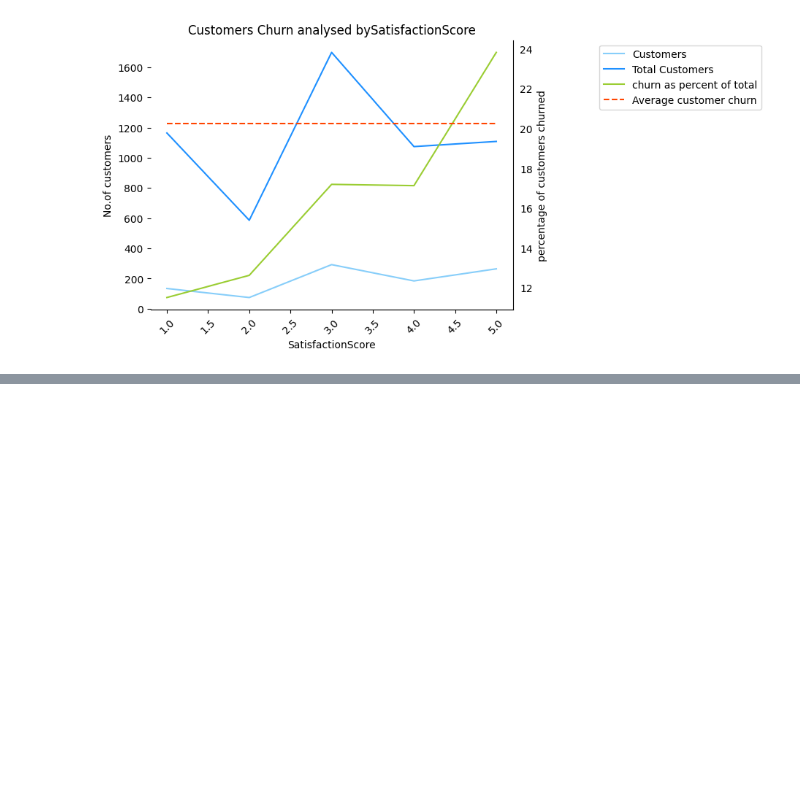
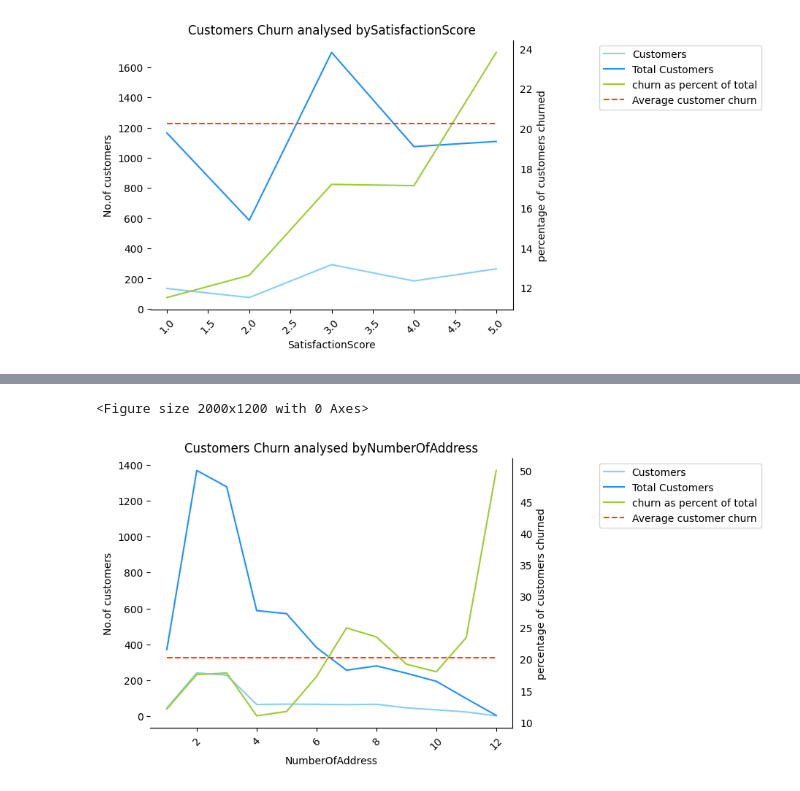
Before and after one commit to Suryasadasivam/e_commerce_customer_churn, a Jupyter notebook: Customer_chrun.ipynb, the cells around one changed output, grey strips where cells are left out. Cells and saved outputs as stored; diff of their text form; code cells hidden in the pictures; blank space fills up the shorter version.

```diff
--- a/Customer_chrun.ipynb
+++ b/Customer_chrun.ipynb
@@ -489,0 +495,5 @@ analysis_chart('SatisfactionScore')
+# %%
+analysis_chart('NumberOfAddress')
+# %% [output]
+<Figure size 2000x1200 with 0 Axes>
+[figure, added]
```
Also changed, not shown: parts of 4 cells of this notebook.
